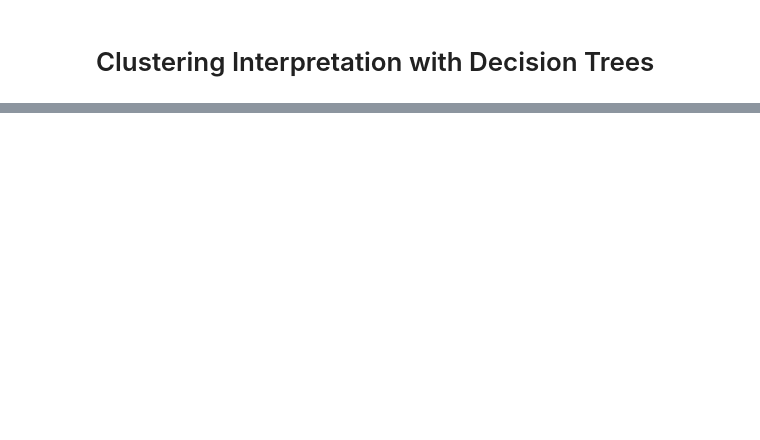
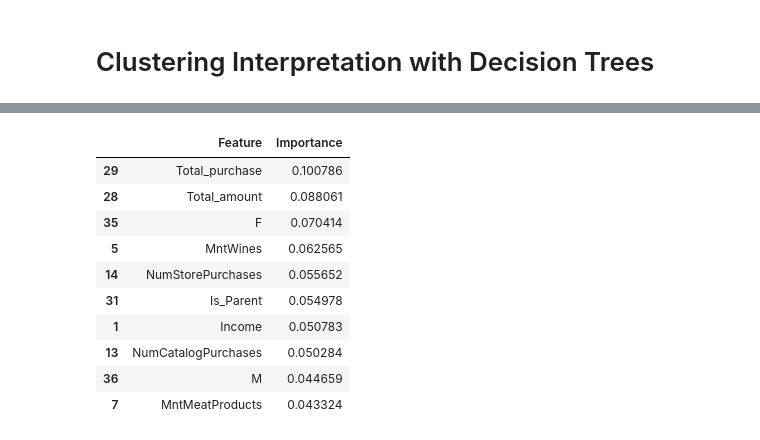
Before and after one commit to McGill-MMA-EnterpriseAnalytics/Customer-Personality-Analysis-2.0, a Jupyter notebook: Model 1: Clustering/Interpretate Clustered Data_FCM.ipynb, the cells around one changed output, grey strips where cells are left out. Cells and saved outputs as stored; diff of their text form; code cells hidden in the pictures; blank space fills up the shorter version.

```diff
--- a/Model 1: Clustering/Interpretate Clustered Data_FCM.ipynb
+++ b/Model 1: Clustering/Interpretate Clustered Data_FCM.ipynb
@@ -123,3 +123,24 @@ Mean cross-validation score: 0.9749330363860714
+# %%
+# Display feature importance in table format
+feature_importance_df = pd.DataFrame({'Feature': X.columns, 'Importance': importances})
+
+# Sort the DataFrame by importance in descending order
+feature_importance_df = feature_importance_df.sort_values(by='Importance', ascending=False)
+
+# Display Top 10 feature importance table
+feature_importance_df.head(10)
+# %% [output]
+|  | Feature | Importance |
+| 29 | Total_purchase | 0.100786 |
+| 28 | Total_amount | 0.088061 |
+| 35 | F | 0.070414 |
+| 5 | MntWines | 0.062565 |
+| 14 | NumStorePurchases | 0.055652 |
+| 31 | Is_Parent | 0.054978 |
+| 1 | Income | 0.050783 |
+| 13 | NumCatalogPurchases | 0.050284 |
+| 36 | M | 0.044659 |
+| 7 | MntMeatProducts | 0.043324 |
 # %%
 # Initialize the Gradient Boosting Classifier
 gbm = GradientBoostingClassifier(n_estimators=100, learning_rate=0.1, max_depth=3, random_state=42)
```
Also changed, not shown: parts of 8 cells of this notebook.
